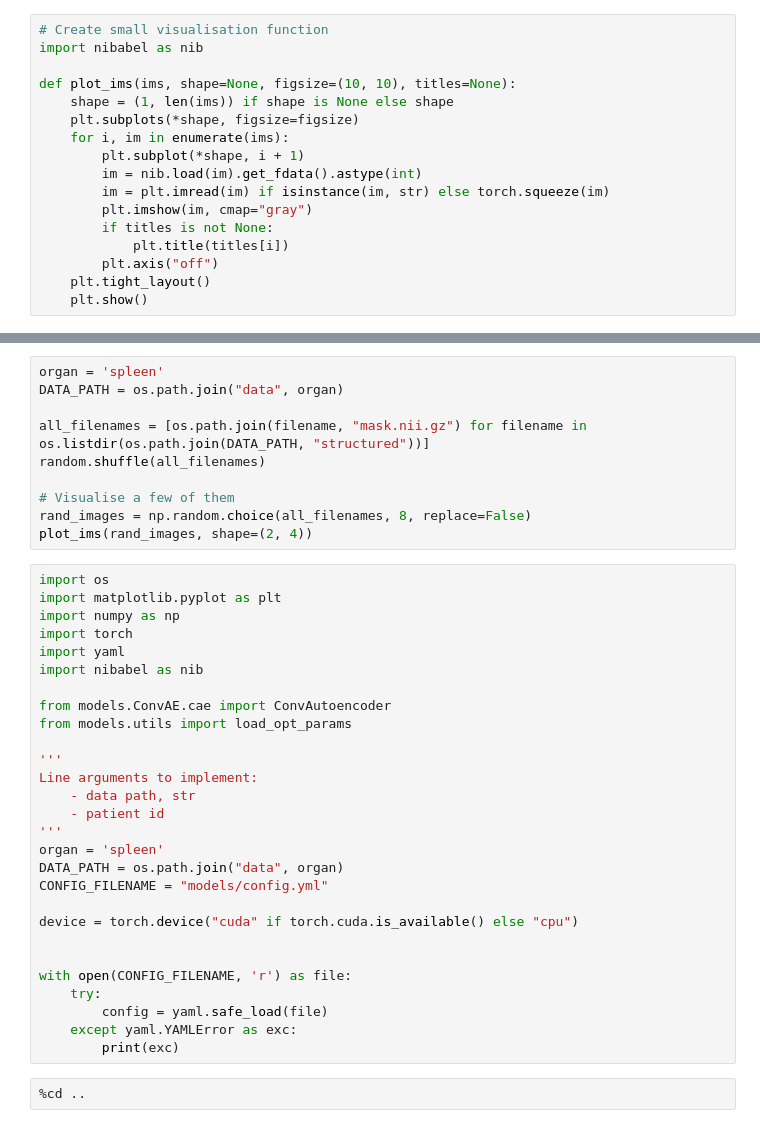
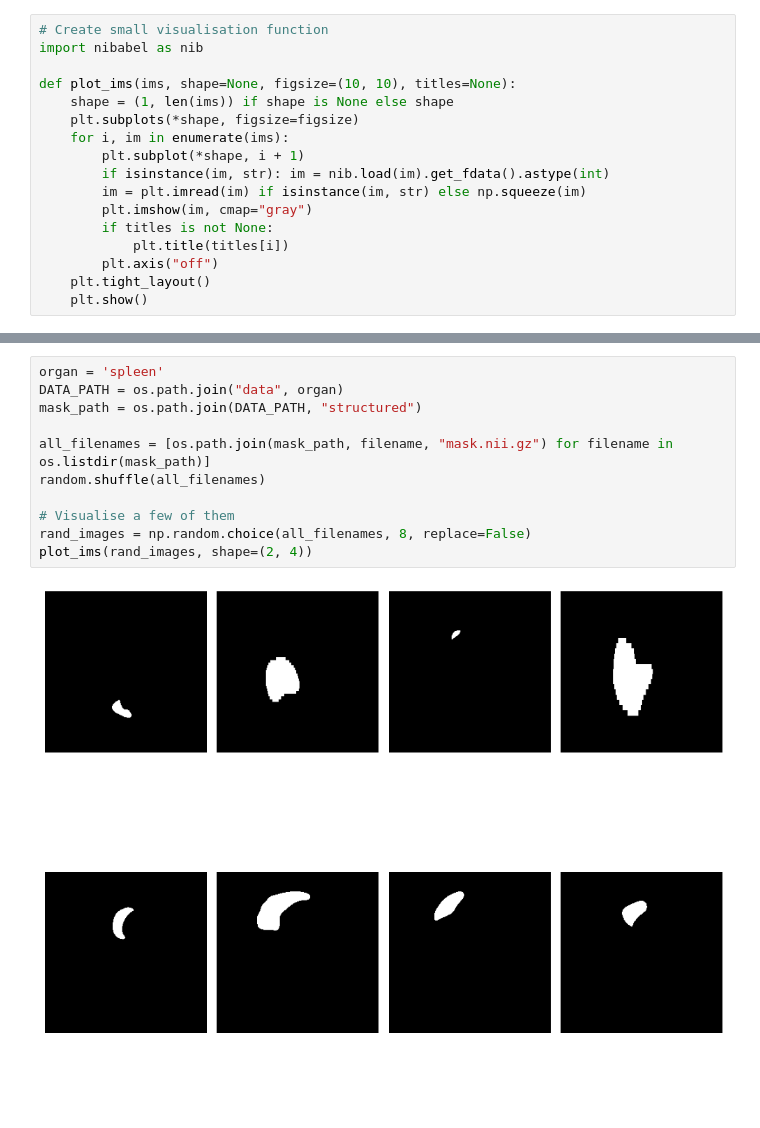
Before and after one commit to robustml-eurecom/multi-organ-qc, a Jupyter notebook: moqc/notebooks/AE_experiment.ipynb, the cells around one changed output, grey strips where cells are left out. Cells and saved outputs as stored; diff of their text form; blank space fills up the shorter version.

```diff
--- a/moqc/notebooks/AE_experiment.ipynb
+++ b/moqc/notebooks/AE_experiment.ipynb
@@ -41,8 +42,8 @@ def plot_ims(ims, shape=None, figsize=(10, 10), titles=None):
     plt.subplots(*shape, figsize=figsize)
     for i, im in enumerate(ims):
         plt.subplot(*shape, i + 1)
-        im = nib.load(im).get_fdata().astype(int)
-        im = plt.imread(im) if isinstance(im, str) else torch.squeeze(im)
+        if isinstance(im, str): im = nib.load(im).get_fdata().astype(int)
+        im = plt.imread(im) if isinstance(im, str) else np.squeeze(im)
         plt.imshow(im, cmap="gray")
         if titles is not None:
             plt.title(titles[i])
@@ -89,40 +65,13 @@ test_transforms = Compose(
 # %%
 organ = 'spleen'
 DATA_PATH = os.path.join("data", organ)
+mask_path = os.path.join(DATA_PATH, "structured")
 
-all_filenames = [os.path.join(filename, "mask.nii.gz") for filename in os.listdir(os.path.join(DATA_PATH, "structured"))]
+all_filenames = [os.path.join(mask_path, filename, "mask.nii.gz") for filename in os.listdir(mask_path)]
 random.shuffle(all_filenames)
 
 # Visualise a few of them
 rand_images = np.random.choice(all_filenames, 8, replace=False)
 plot_ims(rand_images, shape=(2, 4))
+# %% [output]
+[figure, added]
-# %%
-import os
-import matplotlib.pyplot as plt
-import numpy as np
-import torch
-import yaml
-import nibabel as nib
-
-from models.ConvAE.cae import ConvAutoencoder
-from models.utils import load_opt_params
-
-'''
-Line arguments to implement:
-    - data path, str
-    - patient id
-'''
-organ = 'spleen'
-DATA_PATH = os.path.join("data", organ)
-CONFIG_FILENAME = "models/config.yml"
-
-device = torch.device("cuda" if torch.cuda.is_available() else "cpu")
-
-
-with open(CONFIG_FILENAME, 'r') as file:
-    try:
-        config = yaml.safe_load(file)
-    except yaml.YAMLError as exc:
-        print(exc)
-# %%
-%cd ..
```
Also changed, not shown: parts of 18 cells of this notebook, 18 other files.
